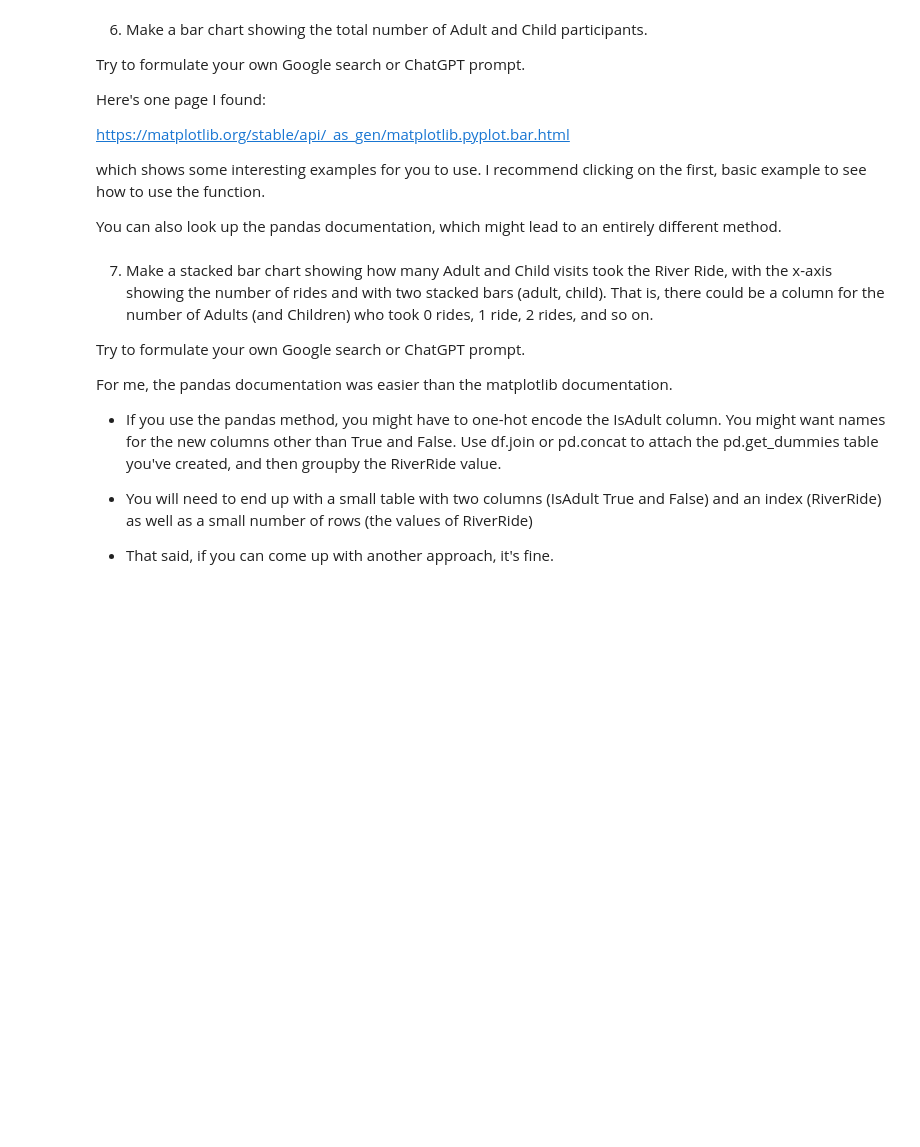
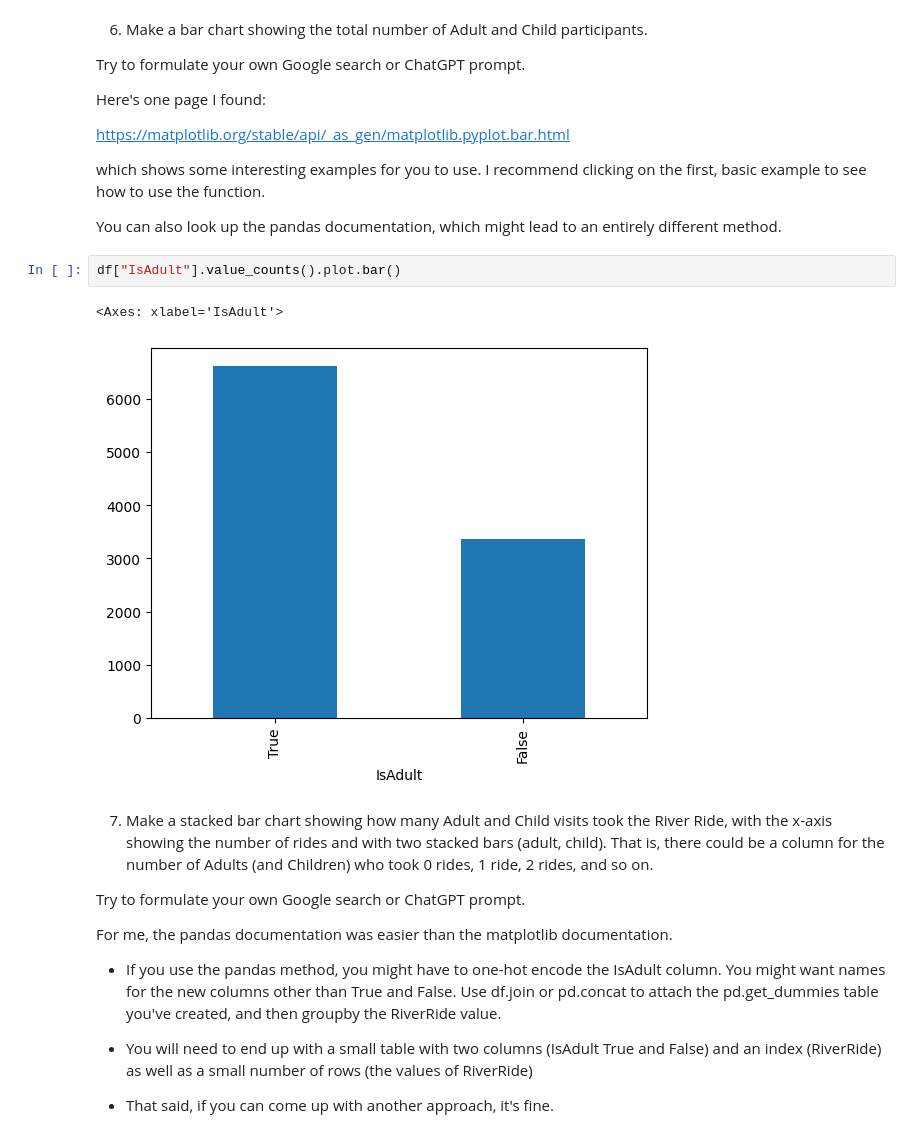
Before and after one commit to SalhaMo/Module-B-semester-2, a Jupyter notebook: Week3.ipynb, the cells around one changed output. Saved outputs shown, nothing was run; the diff lists cells and outputs as text; blank space fills up the shorter version.

```diff
--- a/Week3.ipynb
+++ b/Week3.ipynb
@@ -236,6 +284,11 @@ https://matplotlib.org/stable/api/_as_gen/matplotlib.pyplot.bar.html
 which shows some interesting examples for you to use.  I recommend clicking on the first, basic example to see how to use the function.
 
 You can also look up the pandas documentation, which might lead to an entirely different method.
+# %%
+df["IsAdult"].value_counts().plot.bar()
+# %% [output]
+<Axes: xlabel='IsAdult'>
+[figure, added]
 # %% [markdown]
 7. Make a stacked bar chart showing how many Adult and Child visits took the River Ride, with the x-axis showing the number of rides and with two stacked bars (adult, child).  That is, there could be a column for the number of Adults (and Children) who took 0 rides, 1 ride, 2 rides, and so on.
 
```
Also changed, not shown: parts of 5 cells of this notebook.
